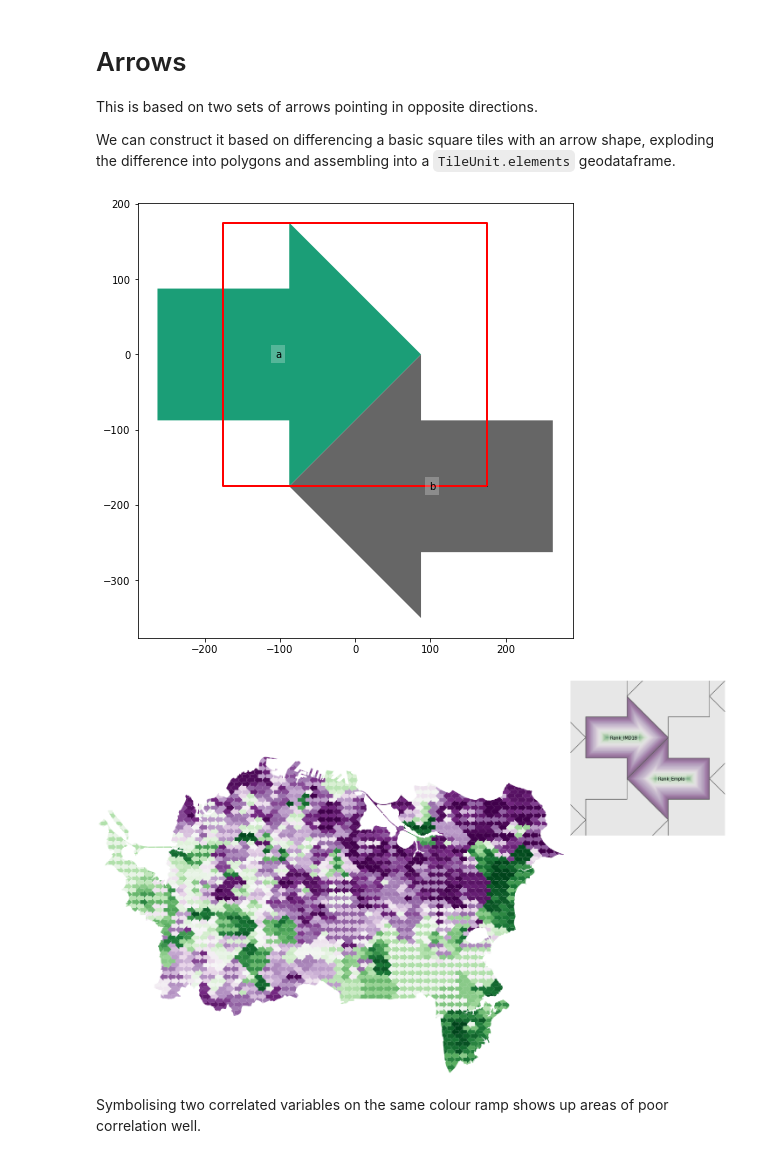
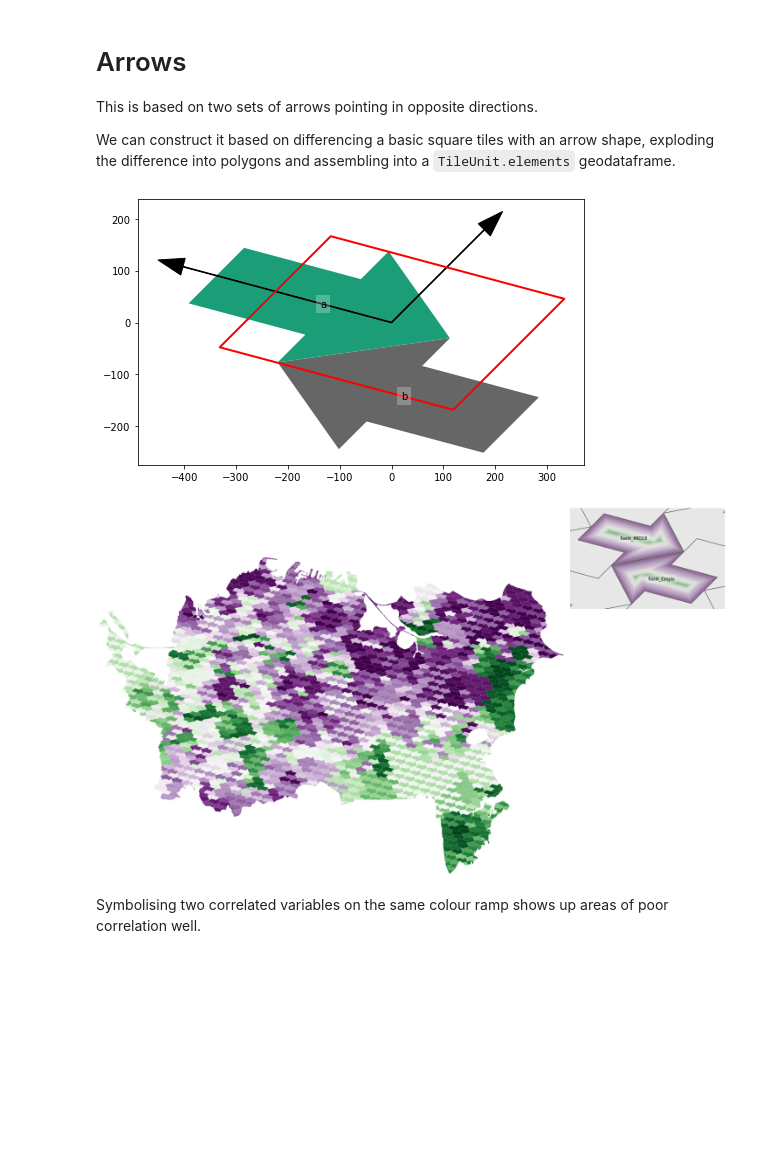
Before and after one commit to DOSull/weaving-space, a Jupyter notebook: example-tiles-arrows.ipynb, the cells around one changed output. Drawn from its saved outputs; the diff is of its cells as text; code cells hidden in the pictures; blank space fills up the shorter version.

Commit message:
added tileable transform methods

```diff
--- a/example-tiles-arrows.ipynb
+++ b/example-tiles-arrows.ipynb
@@ -17,16 +17,20 @@ We can construct it based on differencing a basic square tiles with an arrow sha
 # %%
 d = 350
 arrow_tile = TileUnit(spacing = d, crs = ak.crs)
 arrow1 = Polygon([(-3*d/4, -d/4), (-d/4,-d/4), (-d/4,-d/2),
                  (d/4,0), (-d/4,d/2), (-d/4,d/4), (-3*d/4,d/4)])
 arrow2 = rotate(arrow1, 180, origin = (0, -d/4))
 arrow_tile.elements = geopandas.GeoDataFrame(
     data = {"element_id" : list("ab")}, crs = 2193,
     geometry = geopandas.GeoSeries([arrow1, arrow2]))
 
-arrow_tile.plot()
+arrow_tile = arrow_tile.transform_scale(4/3, 3/4)
+arrow_tile = arrow_tile.transform_skew(30)
+arrow_tile = arrow_tile.transform_rotate(-15)
+
+arrow_tile.plot(show_vectors = True)
 # %% [output]
-[figure, old version]
+[figure, new version]
 # %%
 tiling = Tiling(arrow_tile, ak, id_var = "DZ2018")
 arrows_tiling = tiling.get_tiled_map(prioritise_tiles = True)
@@ -36,8 +40,8 @@ arrows_tiling.variables = dict(
 arrows_tiling.colourmaps = dict(
     zip(arrows_tiling.variables.values(), ("PRGn", "PRGn")))
 
-fig = arrows_tiling.render(legend_zoom = 0.8)
+fig = arrows_tiling.render(use_ellipse = False, legend_zoom = 0.9)
 # %% [output]
-[figure, old version]
+[figure, new version]
 # %% [markdown]
 Symbolising two correlated variables on the same colour ramp shows up areas of poor correlation well.
```
Also changed, not shown: 9 other files.
